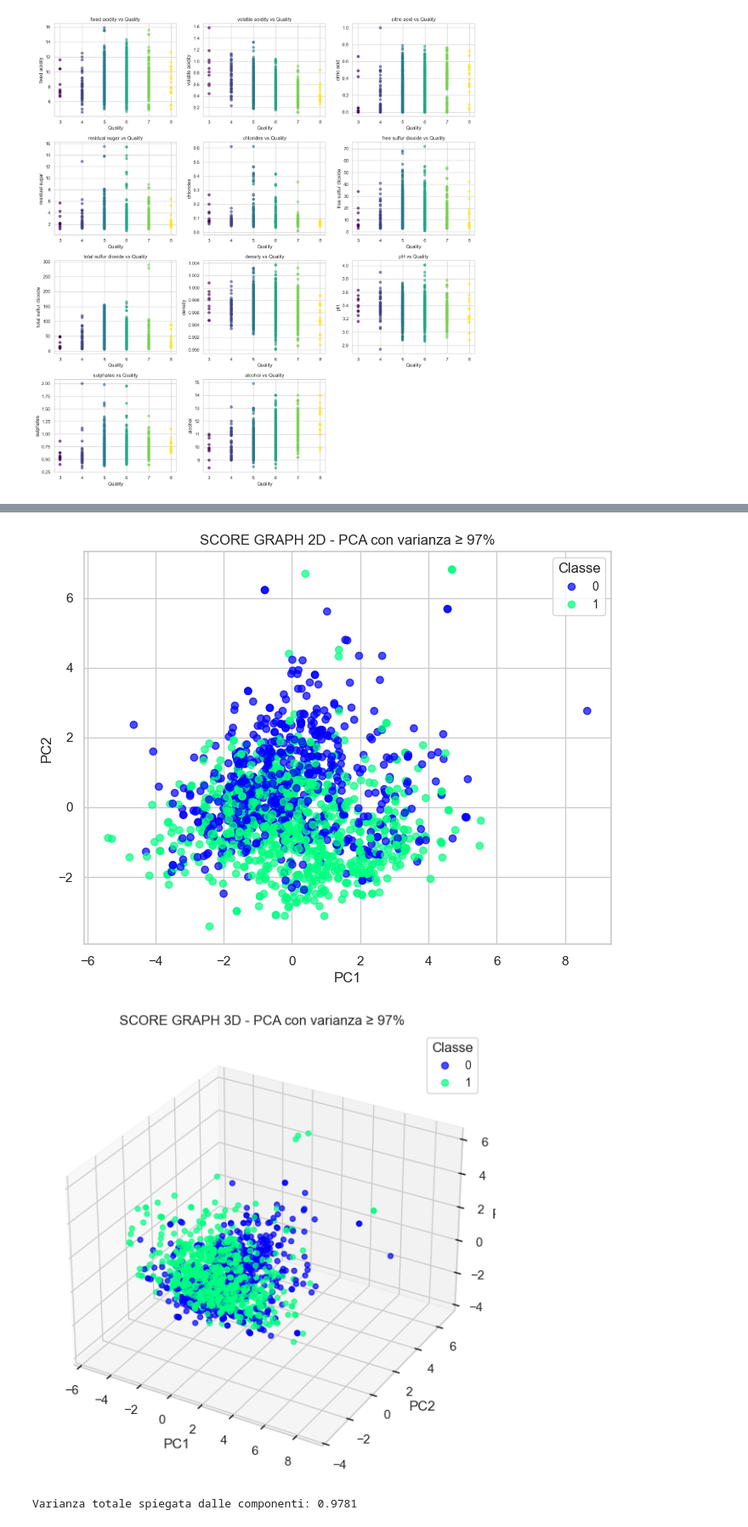
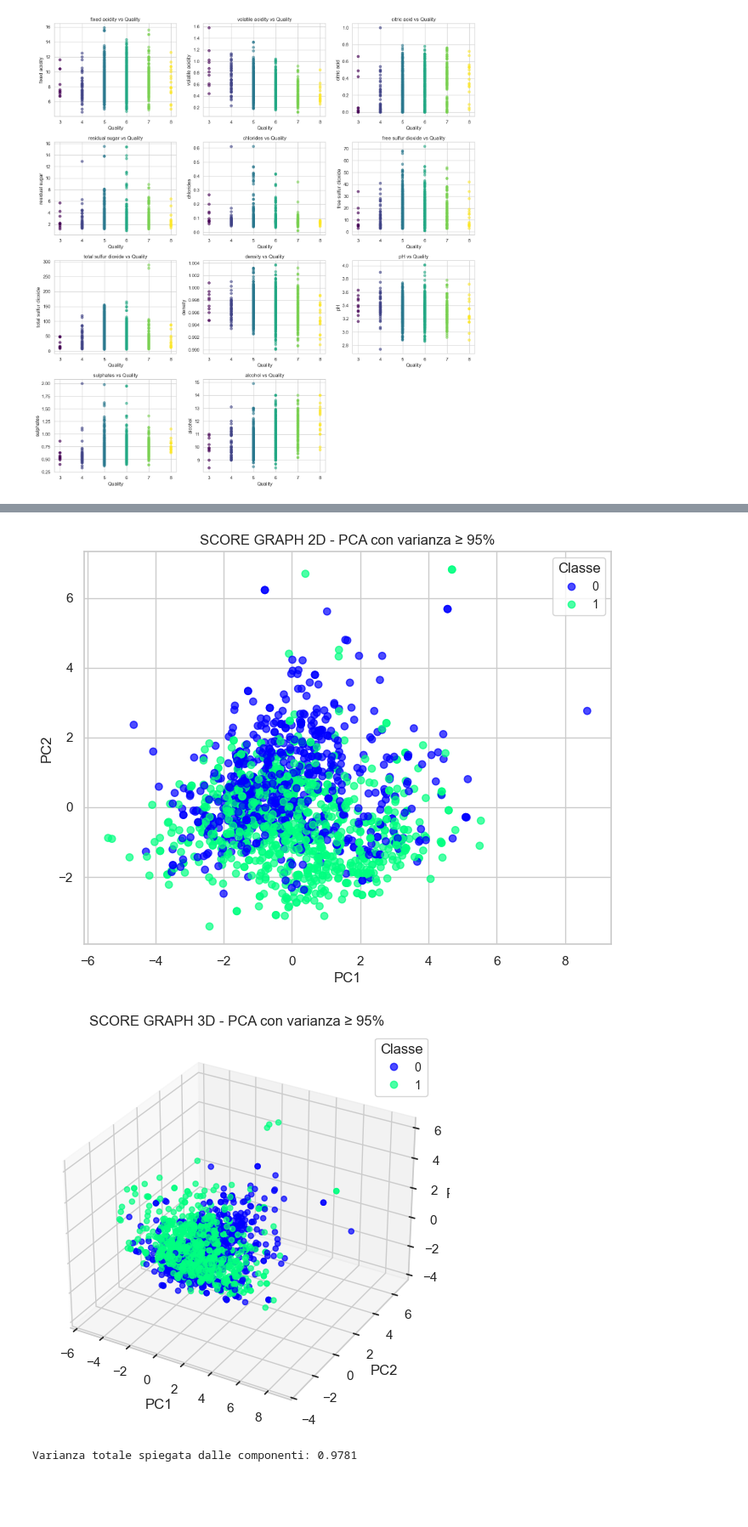
Before and after one commit to frameleee/progetto-MIA, a Jupyter notebook: notebooks/eda.ipynb, the cells around one changed output, grey strips where cells are left out. Shown at 85% size. Drawn from its saved outputs; the diff is of its cells as text; code cells hidden in the pictures; blank space fills up the shorter version.

```diff
--- a/notebooks/eda.ipynb
+++ b/notebooks/eda.ipynb
@@ -122,14 +108,6 @@ plt.title("Distribuzione qualità - Vino rosso")
 plt.xlabel("Qualità")
 plt.ylabel("Numero di vini")
 plt.show()
-
-def qualità_in_classi(q):
-    if q <= 5:
-        return 0
-    else:
-        return 1
-
-df_red['quality_class'] = df_red['quality'].apply(qualità_in_classi)
 # %% [output]
 [figure]
 # %%
@@ -222,24 +207,10 @@ plt.show()
 # %%
-# 1. Selezione delle feature numeriche
-features = df_red.select_dtypes(include='number').drop(columns=['quality', 'quality_class'])
-
-# 2. Standardizzazione
-scaler = StandardScaler()
-X_scaled = scaler.fit_transform(features)
-
-# 3. PCA con tutte le componenti
-pca_full = PCA()
-pca_full.fit(X_scaled)
-
-# 4. Calcolo della varianza cumulativa
-cumulative_var = np.cumsum(pca_full.explained_variance_ratio_)
-
-# 5. Trovo quante componenti servono per spiegare almeno il 97% della varianza
-n_components_97 = np.argmax(cumulative_var >= 0.97) + 1  # +1 perché gli indici partono da 0
+# 5. Trovo quante componenti servono per spiegare almeno il 95% della varianza
+n_components_95 = np.argmax(cumulative_var_std >= 0.95) + 1  # +1 perché gli indici partono da 0
 
 # 6. Riepilogo in DataFrame
 df_pca = pd.DataFrame({
-    'val': [n_components_97, cumulative_var[n_components_97 - 1]]
+    'val': [n_components_95, cumulative_var_std[n_components_95 - 1]]
 }, index=['n. PC', 'expl. Var. (%)'])
 
 # 7. Visualizzazione
@@ -251,13 +222,6 @@ display(df_pca)
 # %%
-# Selezione delle feature numeriche
-features = df_red.select_dtypes(include='number').drop(columns=['quality', 'quality_class'])
-
-# Standardizzazione
-scaler = StandardScaler()
-X_scaled = scaler.fit_transform(features)
-
-# PCA per spiegare almeno il 97% della varianza
-pca = PCA(0.97)
+# PCA per spiegare almeno il 95% della varianza
+pca = PCA(0.95)
 pca.fit(X_scaled)
 
 # Proiezione nello spazio ridotto
@@ -271,37 +235,37 @@ class_labels = sorted(targets.unique())
 
 plt.figure(figsize=(8, 6))
 scatter = plt.scatter(Y_pca[:, 0], Y_pca[:, 1], c=targets.astype('category').cat.codes, cmap='winter', alpha=0.7)
-plt.title('SCORE GRAPH 2D - PCA con varianza ≥ 97%')
+plt.title('SCORE GRAPH 2D - PCA con varianza ≥ 95%')
 plt.xlabel('PC1')
 plt.ylabel('PC2')
 plt.grid(True)
 
 # Aggiunta legenda
 plt.legend(handles=scatter.legend_elements()[0], labels=class_labels, title='Classe', fontsize='small')
 plt.show()
 
 # SCORE GRAPH 3D
 
-fig = plt.figure(figsize=(10, 7))
+fig = plt.figure(figsize=(8, 6))
 ax = fig.add_subplot(111, projection='3d')
 scatter = ax.scatter(Y_pca[:, 0], Y_pca[:, 1], Y_pca[:, 2],
                      c=targets.astype('category').cat.codes, cmap='winter', alpha=0.7)
 
-ax.set_title('SCORE GRAPH 3D - PCA con varianza ≥ 97%')
+ax.set_title('SCORE GRAPH 3D - PCA con varianza ≥ 95%')
 ax.set_xlabel('PC1')
 ax.set_ylabel('PC2')
 ax.set_zlabel('PC3')
 ax.grid(True)
 
 # Aggiunta legenda
 plt.legend(handles=scatter.legend_elements()[0], labels=class_labels, title='Classe', fontsize='small')
 plt.show()
 
 # Varianza spiegata
 
 print(f'Varianza totale spiegata dalle componenti: {pca.explained_variance_ratio_.sum():.4f}')
 # %% [output]
 [figure]
-[figure, old version]
+[figure, new version]
 Varianza totale spiegata dalle componenti: 0.9781
 # %%
```
Also changed, not shown: parts of 10 cells of this notebook, 1 other file.
